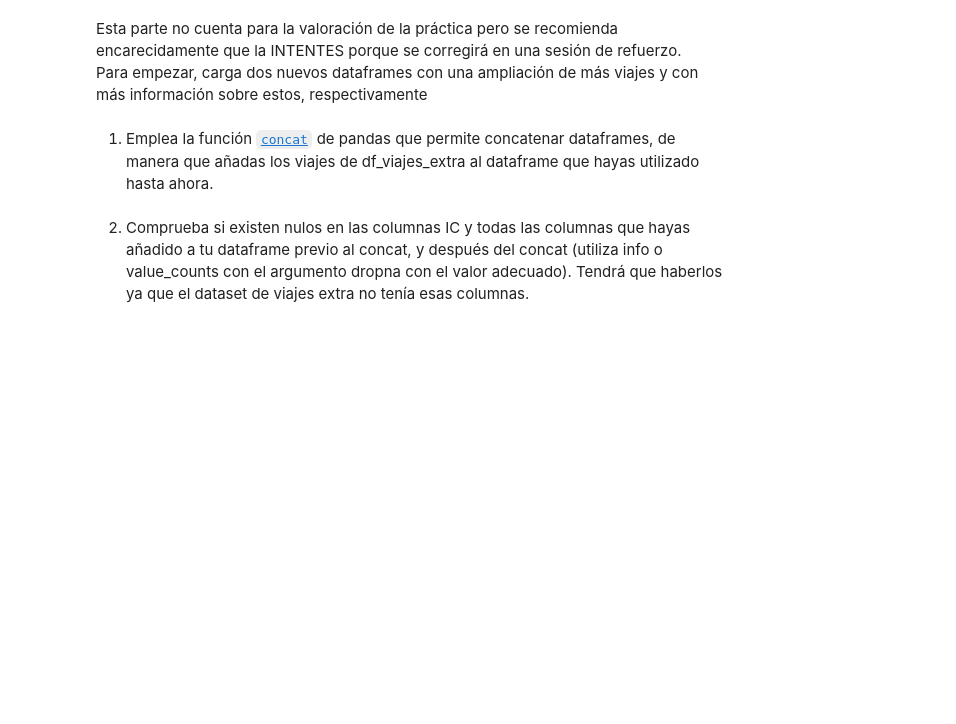
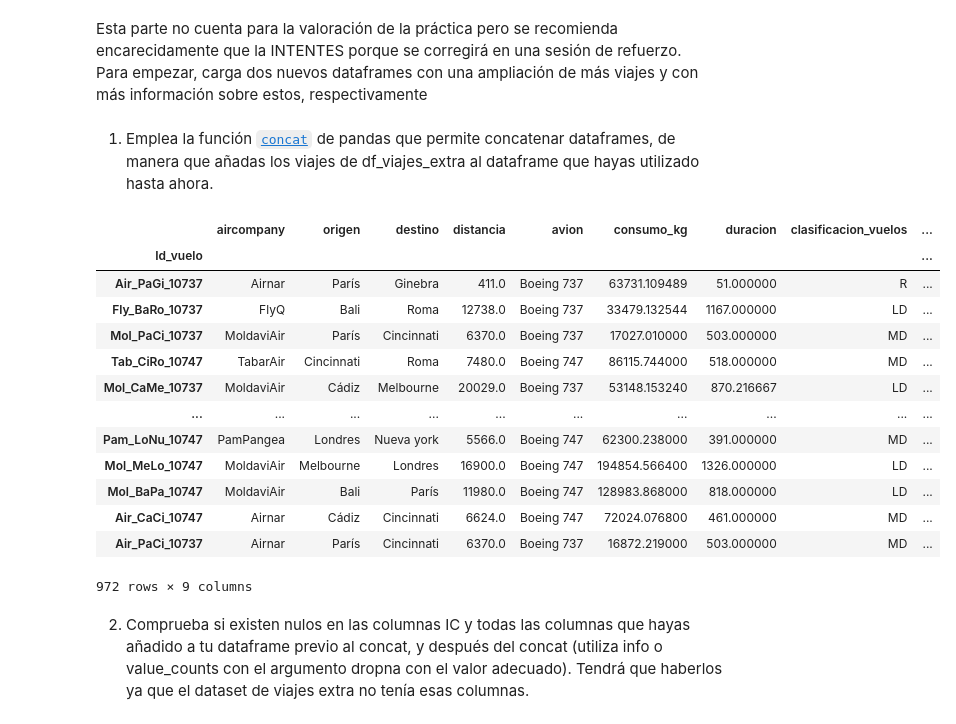
Before and after one commit to terelopdel-sketch/DS-Online-Teresa-Lopez, a Jupyter notebook: 02_Herramientas_Avanzadas/Sprint_04/Unidad_02_Pandas_II/03_Practica_Obligatoria/18_Practica_Obligatoria_Pandas_II.ipynb, the cells around one changed output. Drawn from its saved outputs; the diff is of its cells as text; code cells hidden in the pictures; blank space fills up the shorter version.

```diff
--- a/02_Herramientas_Avanzadas/Sprint_04/Unidad_02_Pandas_II/03_Practica_Obligatoria/18_Practica_Obligatoria_Pandas_II.ipynb
+++ b/02_Herramientas_Avanzadas/Sprint_04/Unidad_02_Pandas_II/03_Practica_Obligatoria/18_Practica_Obligatoria_Pandas_II.ipynb
@@ -616,5 +616,23 @@ df_viajes_extra = pd.read_csv("./data/dataset_viajes_extra.csv", index_col = "Id
 df_ingresos = pd.read_csv("./data/dataset_ingresos.csv")
 # %% [markdown]
 1. Emplea la función [`concat`](https://pandas.pydata.org/docs/reference/api/pandas.concat.html "info sobre pandas concat") de pandas que permite concatenar dataframes, de manera que añadas los viajes de df_viajes_extra al dataframe que hayas utilizado hasta ahora.
+# %%
+df2 = df_2.copy()
+df2
+# %% [output]
+|  | aircompany | origen | destino | distancia | avion | consumo_kg | duracion | clasificacion_vuelos | ... |
+| Id_vuelo |  |  |  |  |  |  |  |  | ... |
+| Air_PaGi_10737 | Airnar | París | Ginebra | 411.0 | Boeing 737 | 63731.109489 | 51.000000 | R | ... |
+| Fly_BaRo_10737 | FlyQ | Bali | Roma | 12738.0 | Boeing 737 | 33479.132544 | 1167.000000 | LD | ... |
+| Mol_PaCi_10737 | MoldaviAir | París | Cincinnati | 6370.0 | Boeing 737 | 17027.010000 | 503.000000 | MD | ... |
+| Tab_CiRo_10747 | TabarAir | Cincinnati | Roma | 7480.0 | Boeing 747 | 86115.744000 | 518.000000 | MD | ... |
+| Mol_CaMe_10737 | MoldaviAir | Cádiz | Melbourne | 20029.0 | Boeing 737 | 53148.153240 | 870.216667 | LD | ... |
+| ... | ... | ... | ... | ... | ... | ... | ... | ... | ... |
+| Pam_LoNu_10747 | PamPangea | Londres | Nueva york | 5566.0 | Boeing 747 | 62300.238000 | 391.000000 | MD | ... |
+| Mol_MeLo_10747 | MoldaviAir | Melbourne | Londres | 16900.0 | Boeing 747 | 194854.566400 | 1326.000000 | LD | ... |
+| Mol_BaPa_10747 | MoldaviAir | Bali | París | 11980.0 | Boeing 747 | 128983.868000 | 818.000000 | LD | ... |
+| Air_CaCi_10747 | Airnar | Cádiz | Cincinnati | 6624.0 | Boeing 747 | 72024.076800 | 461.000000 | MD | ... |
+| Air_PaCi_10737 | Airnar | París | Cincinnati | 6370.0 | Boeing 737 | 16872.219000 | 503.000000 | MD | ... |
+972 rows × 9 columns
 # %% [markdown]
 2. Comprueba si existen nulos en las columnas IC y todas las columnas que hayas añadido a tu dataframe previo al concat, y después del concat (utiliza info o value_counts con el argumento dropna con el valor adecuado). Tendrá que haberlos ya que el dataset de viajes extra no tenía esas columnas.
```
Also changed, not shown: parts of 5 cells of this notebook, 4 other files.
